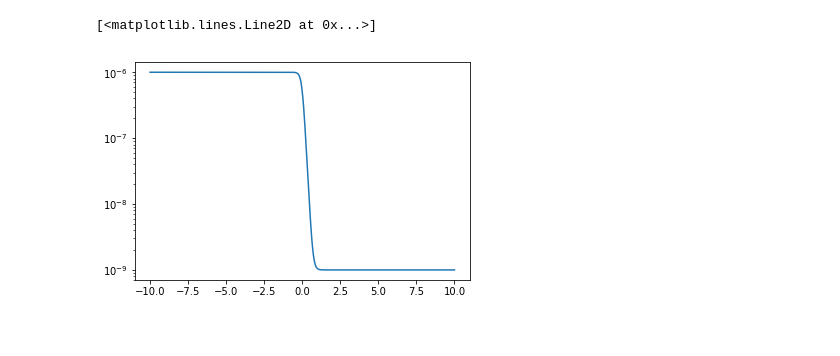
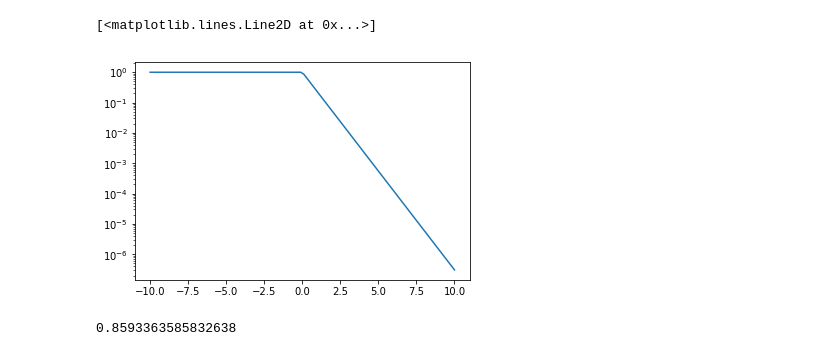
Before and after one commit to leobrowning92/networksim-cntfet, a Jupyter notebook: mechanism_testing.ipynb, the cells around one changed output. Drawn from its saved outputs; the diff is of its cells as text; code cells hidden in the pictures.

```diff
--- a/mechanism_testing.ipynb
+++ b/mechanism_testing.ipynb
@@ -4,0 +10,16 @@ import scipy.constants as const
+# %%
+def simple_exp(vd,vg):
+    offset=1e-12
+    C=1
+    alpha=0.1
+    beta=100
+    if vd<=0:
+        return offset
+    else:
+        return C*((np.exp(-vg*alpha))*(np.exp(beta*vd)-1+offset))
+
+x=np.linspace(-0.025,0.025,100)
+for vg in [-10,-5,0,5,10]:
+    plt.plot(x,[simple_exp(i,vg)for i in x])
+#     plt.plot(x,[simple_quad(i,vg)for i in x],color='b')
+print(VT,1/VT)
@@ -4,0 +29,5 @@ import scipy.constants as const
+# %%
+x=np.linspace(-10,10,100)
+for vd in [-0.025,-0.01,0,0.01,0.025]:
+    plt.plot(x,[simple_exp(vd,i)for i in x],label=vd)
+plt.legend()
@@ -71,9 +68,18 @@ plt.legend()
-# %%
-x=np.linspace(-10,10,1000)
-def fermi_dirac(x,scaling,offset,threshold):
-    return scaling*(1/(np.exp(10*(x-threshold))+1))+offset
-y=[ fermi_dirac(i,1e-6,1e-9,0) for i in x]
-plt.semilogy(x,y)
-# %% [output]
-[<matplotlib.lines.Line2D at 0x...>]
-[figure, removed]
+# %%
+def lin_exp(vd,vg):
+    R=1
+    alpha=1.5
+    if vg>0:
+        return np.exp(-alpha*vg)*R
+    else:
+        return 1
+x=np.linspace(-10,10,100)
+
+plt.semilogy(x,[lin_exp(0.1,i)for i in x])
+# %% [output]
+[<matplotlib.lines.Line2D at 0x...>]
+[figure, added]
+# %%
+np.random.rand()
+# %% [output]
+0.8593363585832638
```
Also changed, not shown: parts of 7 cells of this notebook, 1 other file.
